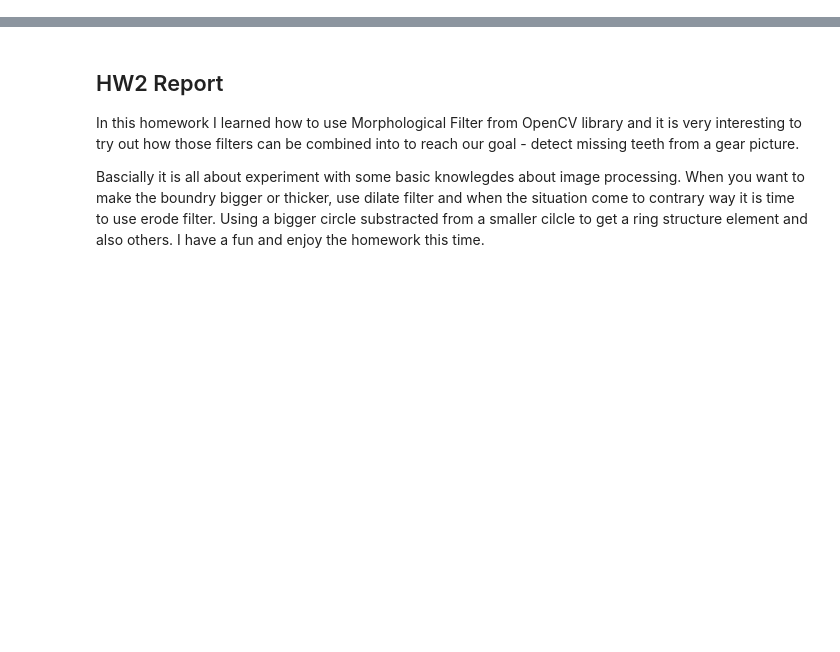
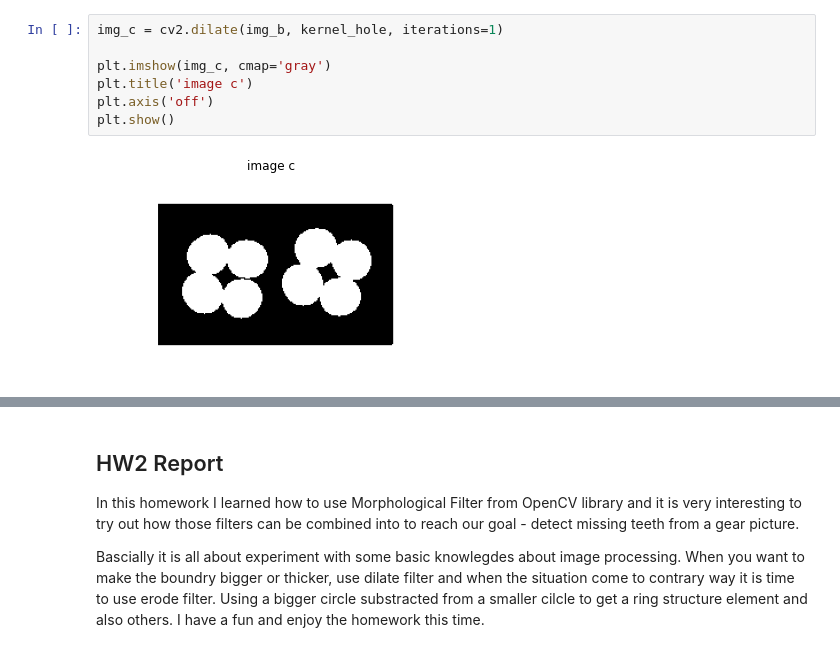
Before and after one commit to denpo1022/Using-Morphological-Filter-to-detect-missing-teeth-from-gears, a Jupyter notebook: main.ipynb, the cells around one changed output, grey strips where cells are left out. Drawn from its saved outputs; the diff is of its cells as text; blank space fills up the shorter version.

```diff
--- a/main.ipynb
+++ b/main.ipynb
@@ -58,0 +92,9 @@ cv2.destroyAllWindows()
+# %%
+img_c = cv2.dilate(img_b, kernel_hole, iterations=1)
+
+plt.imshow(img_c, cmap='gray')
+plt.title('image c')
+plt.axis('off')
+plt.show()
+# %% [output]
+[figure, added]
```
Also changed, not shown: parts of 11 cells of this notebook.
